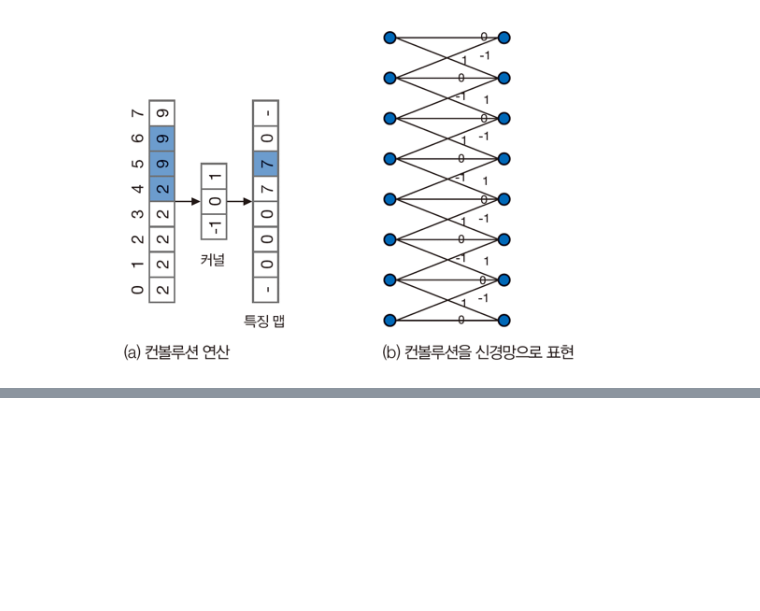
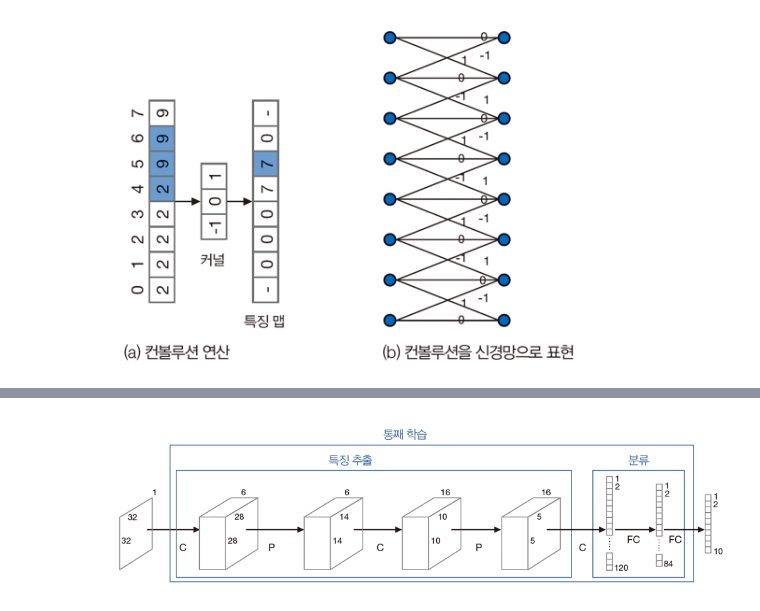
Before and after one commit to bigdataleeky/python, a Jupyter notebook: 20220422/20220422_컨볼류션 신경망 & 컴퓨터 비젼.ipynb, the cells around one changed output, grey strips where cells are left out. Cells and saved outputs as stored; diff of their text form; code cells hidden in the pictures; blank space fills up the shorter version.

```diff
--- a/20220422/20220422_컨볼류션 신경망 & 컴퓨터 비젼.ipynb
+++ b/20220422/20220422_컨볼류션 신경망 & 컴퓨터 비젼.ipynb
@@ -50,0 +64,7 @@ Image("https://raw.githubusercontent.com/bigdataleeky/python/main/image/52.PNG",
+# %%
+# 딥러닝은 특징을 학습
+# 앞부분(컨볼류션층, 폴링칭)은 측징 추출
+# 뒷부분 : 분류를 담당
+Image("https://raw.githubusercontent.com/bigdataleeky/python/main/image/55.PNG", width=700)
+# %% [output]
+[figure, added]
```
Also changed, not shown: parts of 6 cells of this notebook.
